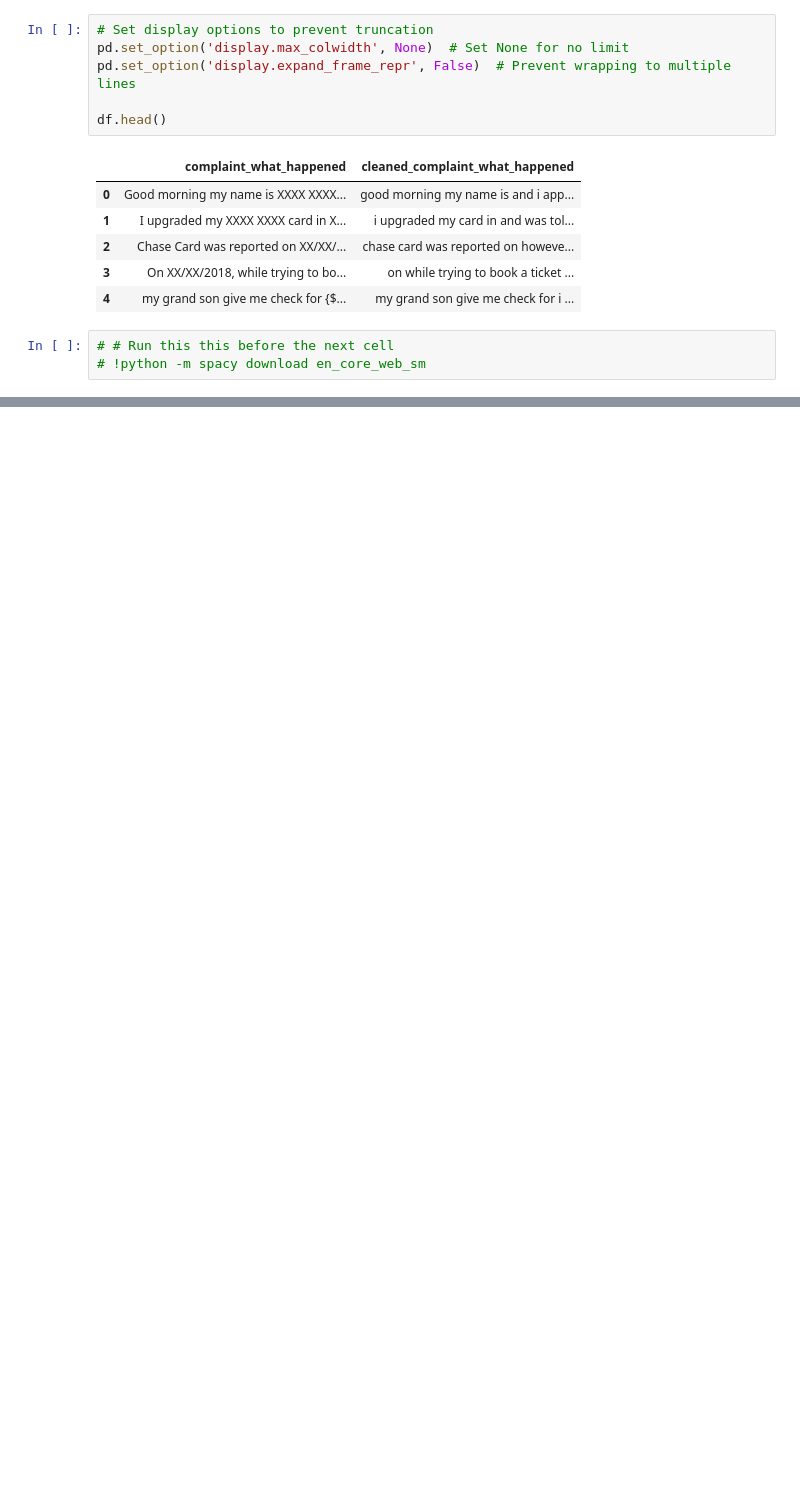
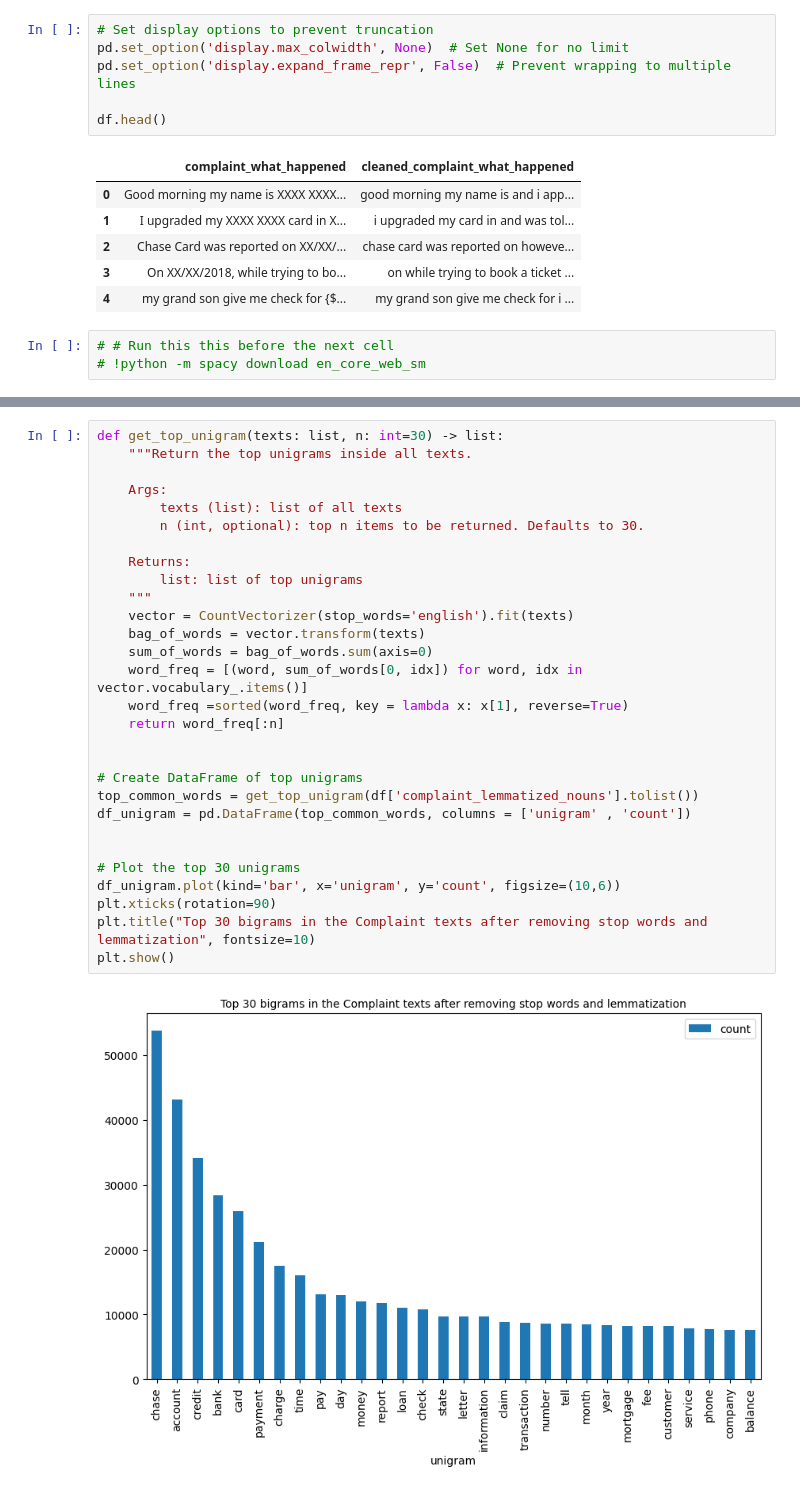
Before and after one commit to marcellinus-witarsah/customer-complaints-classification, a Jupyter notebook: notebooks/20240621-topic-modelling.ipynb, the cells around one changed output, grey strips where cells are left out. Saved outputs shown, nothing was run; the diff lists cells and outputs as text; blank space fills up the shorter version.

```diff
--- a/notebooks/20240621-topic-modelling.ipynb
+++ b/notebooks/20240621-topic-modelling.ipynb
@@ -244,0 +269,31 @@ plt.show()
+# %%
+def get_top_unigram(texts: list, n: int=30) -> list:
+    """Return the top unigrams inside all texts.
+
+    Args:
+        texts (list): list of all texts
+        n (int, optional): top n items to be returned. Defaults to 30.
+
+    Returns:
+        list: list of top unigrams
+    """
+    vector = CountVectorizer(stop_words='english').fit(texts)
+    bag_of_words = vector.transform(texts)
+    sum_of_words = bag_of_words.sum(axis=0)
+    word_freq = [(word, sum_of_words[0, idx]) for word, idx in vector.vocabulary_.items()]
+    word_freq =sorted(word_freq, key = lambda x: x[1], reverse=True)
+    return word_freq[:n]
+
+
+# Create DataFrame of top unigrams
+top_common_words = get_top_unigram(df['complaint_lemmatized_nouns'].tolist())
+df_unigram = pd.DataFrame(top_common_words, columns = ['unigram' , 'count'])
+
+
+# Plot the top 30 unigrams
+df_unigram.plot(kind='bar', x='unigram', y='count', figsize=(10,6))
+plt.xticks(rotation=90)
+plt.title("Top 30 bigrams in the Complaint texts after removing stop words and lemmatization", fontsize=10)
+plt.show()
+# %% [output]
+[figure, added]
```
Also changed, not shown: parts of 23 cells of this notebook.
